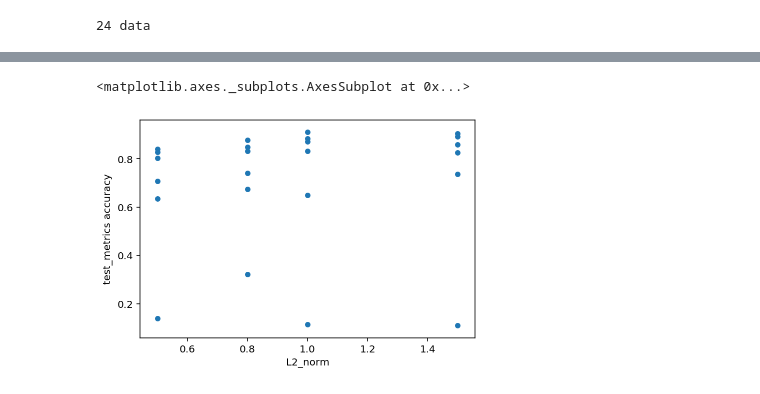
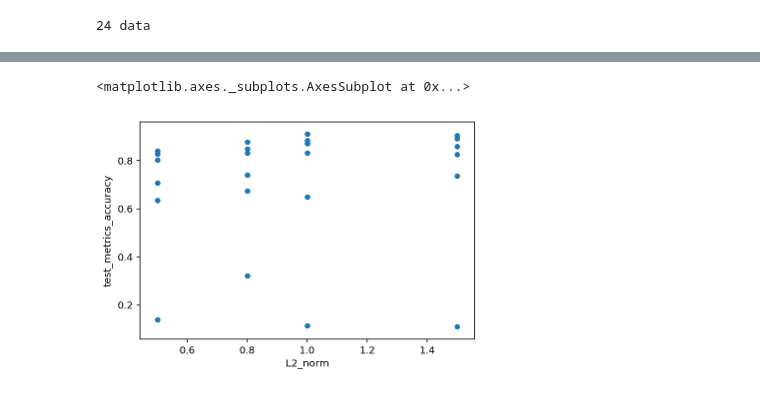
Before and after one commit to anupamme/federated, a Jupyter notebook: tensorflow_federated/python/research/targeted_attack/analytics/L2NORM.ipynb, the cells around one changed output, grey strips where cells are left out. Cells and saved outputs as stored; diff of their text form; code cells hidden in the pictures.

```diff
--- a/tensorflow_federated/python/research/targeted_attack/analytics/L2NORM.ipynb
+++ b/tensorflow_federated/python/research/targeted_attack/analytics/L2NORM.ipynb
@@ -41,7 +41,7 @@ data.head()
 | 3 | 0.5 | 15 | 0.8040 | 0.1204 | 0.613 | 2.225 |
 | 4 | 0.5 | 20 | 0.8280 | 0.1980 | 0.519 | 1.656 |
 # %%
-data.plot.scatter('L2_norm','test_metrics accuracy')
+data.plot.scatter('L2_norm','test_metrics_accuracy')
 # %% [output]
 <matplotlib.axes._subplots.AxesSubplot at 0x...>
-[figure, old version]
+[figure, new version]
```
Also changed, not shown: parts of 7 cells of this notebook, 7 other files.
